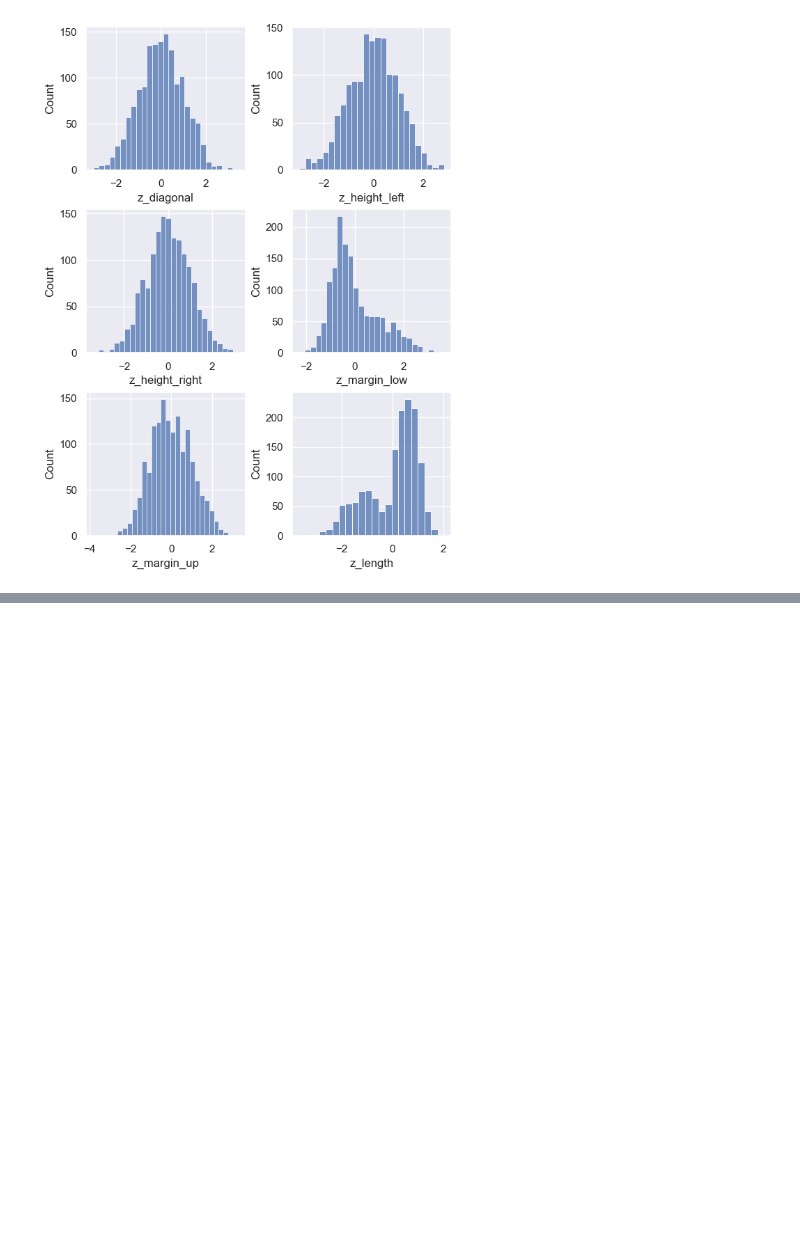
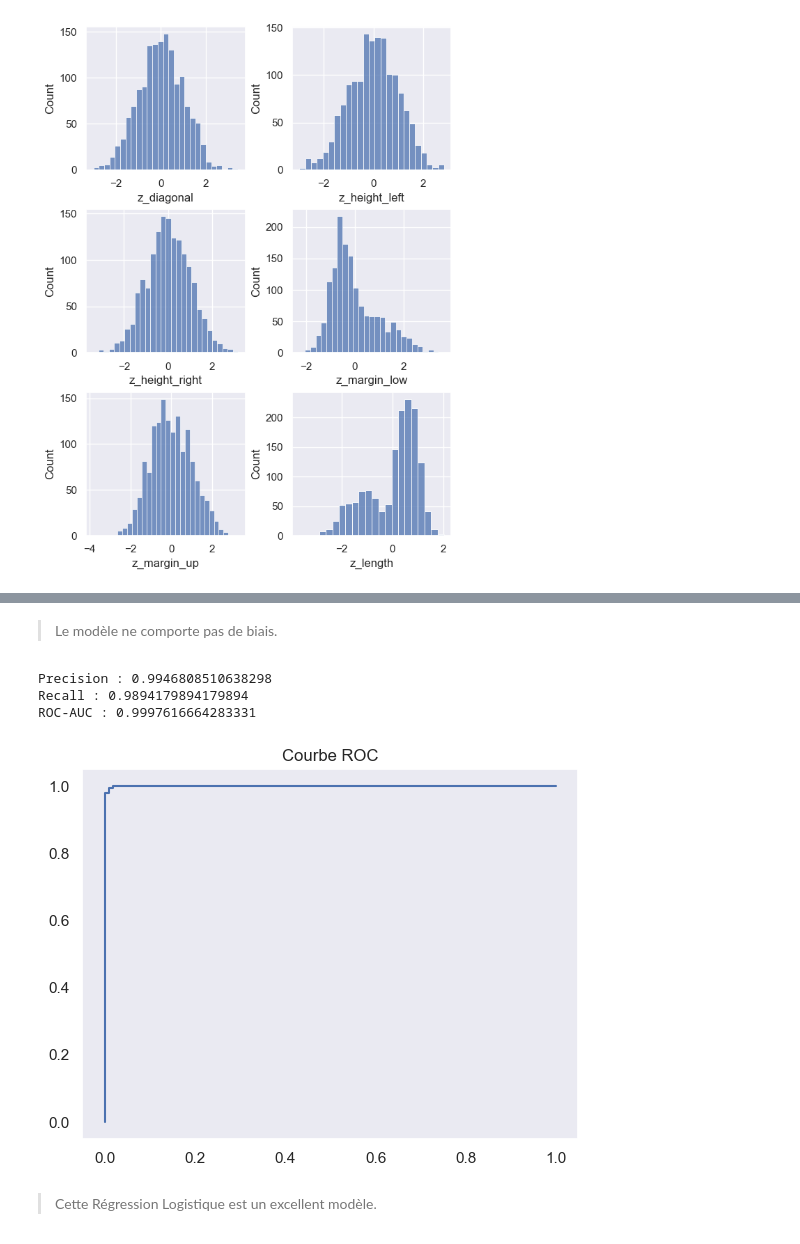
Before and after one commit to lengocduyvu/oncfm-detection-faux-billets, a Jupyter notebook: notebooks/oncfm-analyse.ipynb, the cells around one changed output, grey strips where cells are left out. Cells and saved outputs as stored; diff of their text form; code cells hidden in the pictures; blank space fills up the shorter version.

```diff
--- a/notebooks/oncfm-analyse.ipynb
+++ b/notebooks/oncfm-analyse.ipynb
@@ -285,0 +354,23 @@ Les données dimensionnelles ne comportent ***pas de valeurs aberrantes ou atypi
+# %% [markdown]
+> Le modèle ne comporte pas de biais.
+# %%
+# Precision et Recall
+print(f"Precision : {precision_score(y_test, y_pred)}")
+print(f"Recall : {recall_score(y_test, y_pred)}")
+print(f"ROC-AUC : {roc_auc_score(y_test, y_hat_proba)}")
+# %% [output]
+Precision : 0.9946808510638298
+Recall : 0.9894179894179894
+ROC-AUC : 0.9997616664283331
+# %%
+# Courbe ROC
+fpr, tpr, thresholds = roc_curve(y_test, y_hat_proba)
+
+plt.plot(fpr, tpr)
+plt.grid()
+plt.title('Courbe ROC')
+plt.show()
+# %% [output]
+[figure, added]
+# %% [markdown]
+> Cette Régression Logistique est un excellent modèle.
```
Also changed, not shown: parts of 27 cells of this notebook.
